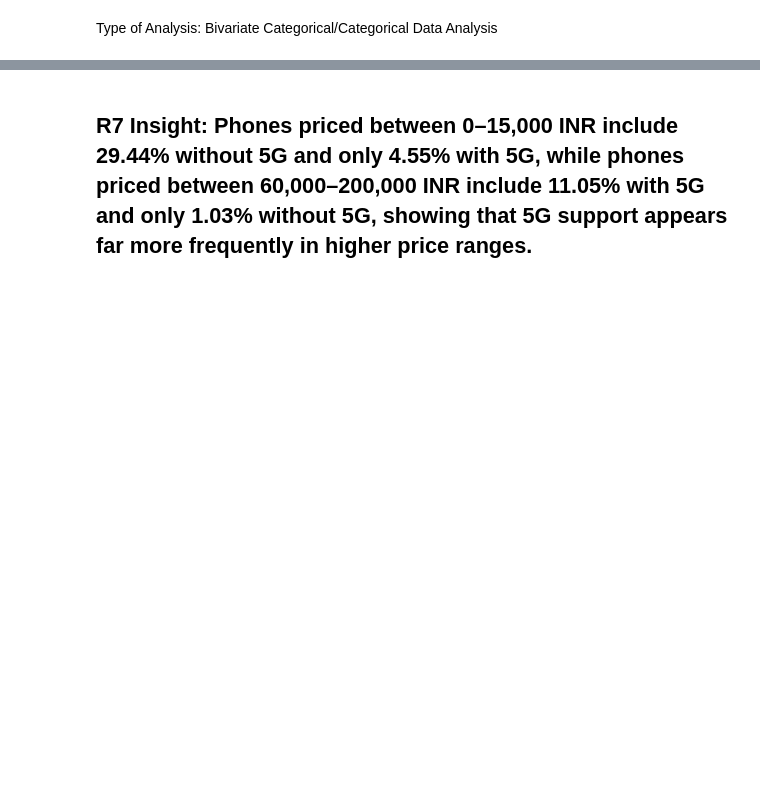
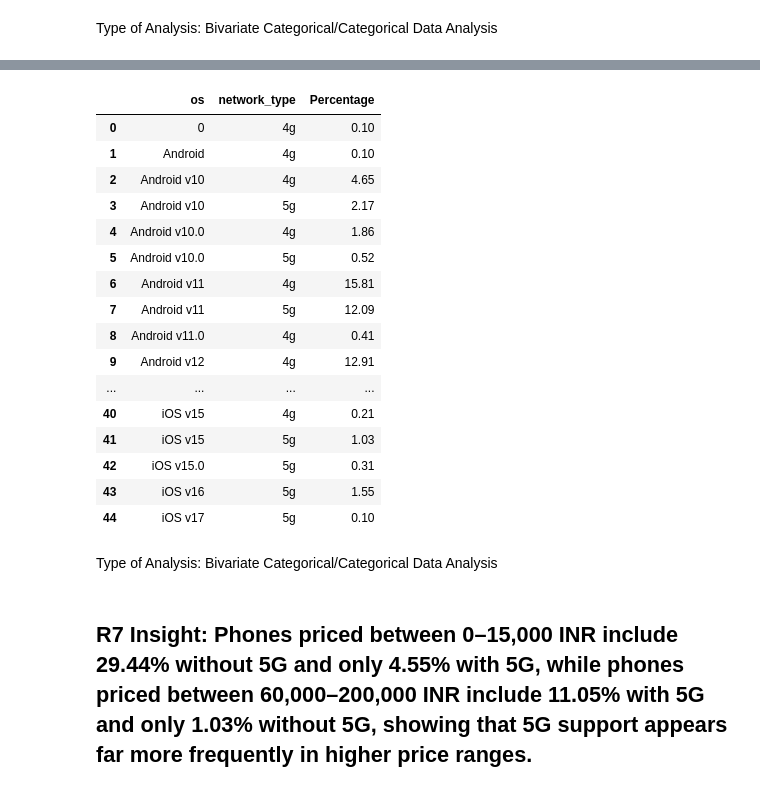
Before and after one commit to michaelmassaad02/CSI4142_Assignment1, a Jupyter notebook: CSI4142-Assignment1.ipynb, the cells around one changed output, grey strips where cells are left out. Cells and saved outputs as stored; diff of their text form; code cells hidden in the pictures; blank space fills up the shorter version.

```diff
--- a/CSI4142-Assignment1.ipynb
+++ b/CSI4142-Assignment1.ipynb
@@ -672,3 +690,41 @@ plt.show()
+# %%
+#Extract Percentages
+total = len(smartphone_specifications)
+
+# Percentage table for OS × Network Type
+os_network_percent = (
+    smartphone_specifications
+    .groupby(['os', 'network_type'])
+    .size()
+    .div(total)
+    .mul(100)
+    .reset_index(name='Percentage')
+)
+
+# Round nicely
+os_network_percent["Percentage"] = os_network_percent["Percentage"].round(2)
+
+os_network_percent
+# %% [output]
+|  | os | network_type | Percentage |
+| 0 | 0 | 4g | 0.10 |
+| 1 | Android | 4g | 0.10 |
+| 2 | Android v10 | 4g | 4.65 |
+| 3 | Android v10 | 5g | 2.17 |
+| 4 | Android v10.0 | 4g | 1.86 |
+| 5 | Android v10.0 | 5g | 0.52 |
+| 6 | Android v11 | 4g | 15.81 |
+| 7 | Android v11 | 5g | 12.09 |
+| 8 | Android v11.0 | 4g | 0.41 |
+| 9 | Android v12 | 4g | 12.91 |
+| ... | ... | ... | ... |
+| 40 | iOS v15 | 4g | 0.21 |
+| 41 | iOS v15 | 5g | 1.03 |
+| 42 | iOS v15.0 | 5g | 0.31 |
+| 43 | iOS v16 | 5g | 1.55 |
+| 44 | iOS v17 | 5g | 0.10 |
+# %% [markdown]
+Type of Analysis: Bivariate Categorical/Categorical Data Analysis
 # %% [markdown]
 ## R7 Insight: Phones priced between 0–15,000 INR include 29.44% without 5G and only 4.55% with 5G, while phones priced between 60,000–200,000 INR include 11.05% with 5G and only 1.03% without 5G, showing that 5G support appears far more frequently in higher price ranges.
 # %%
```
Also changed, not shown: parts of 7 cells of this notebook.
